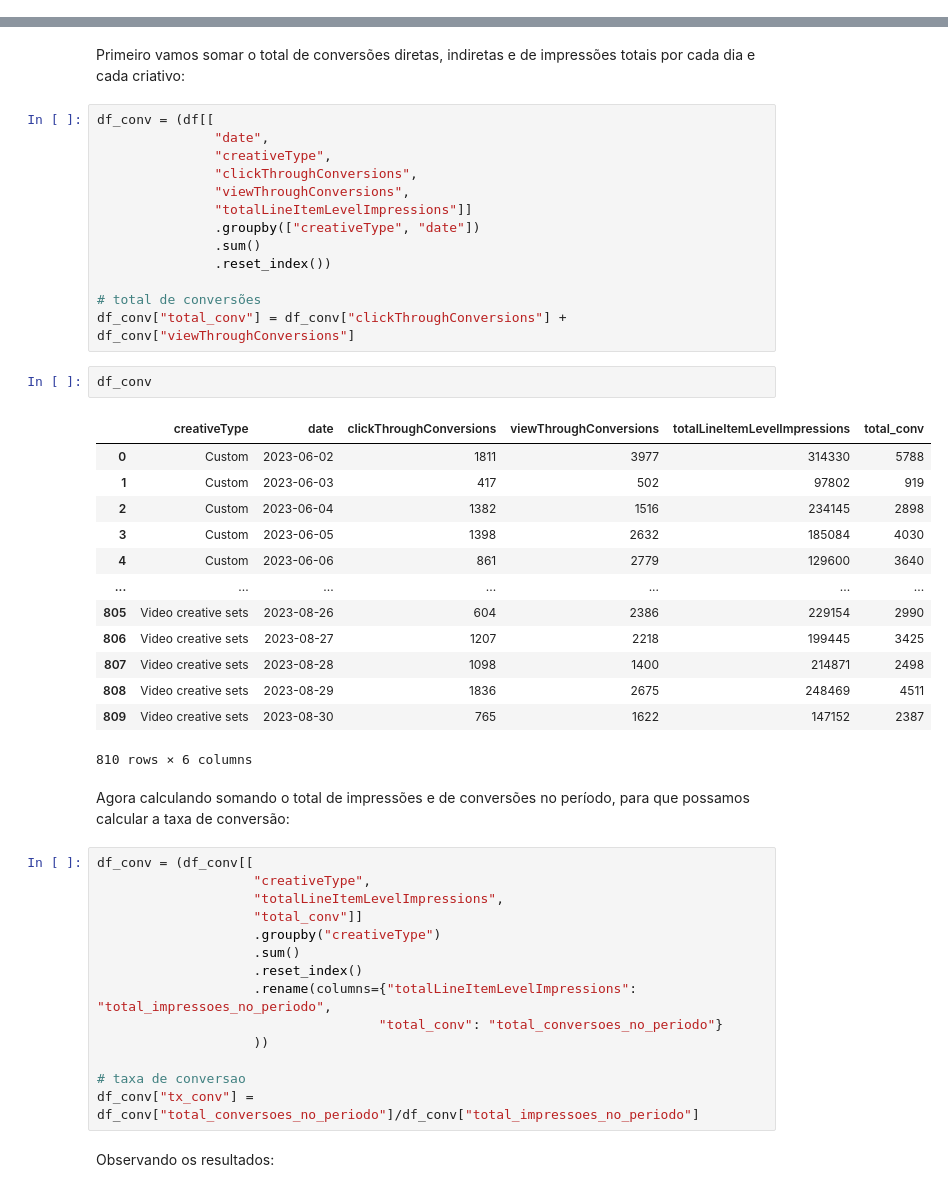
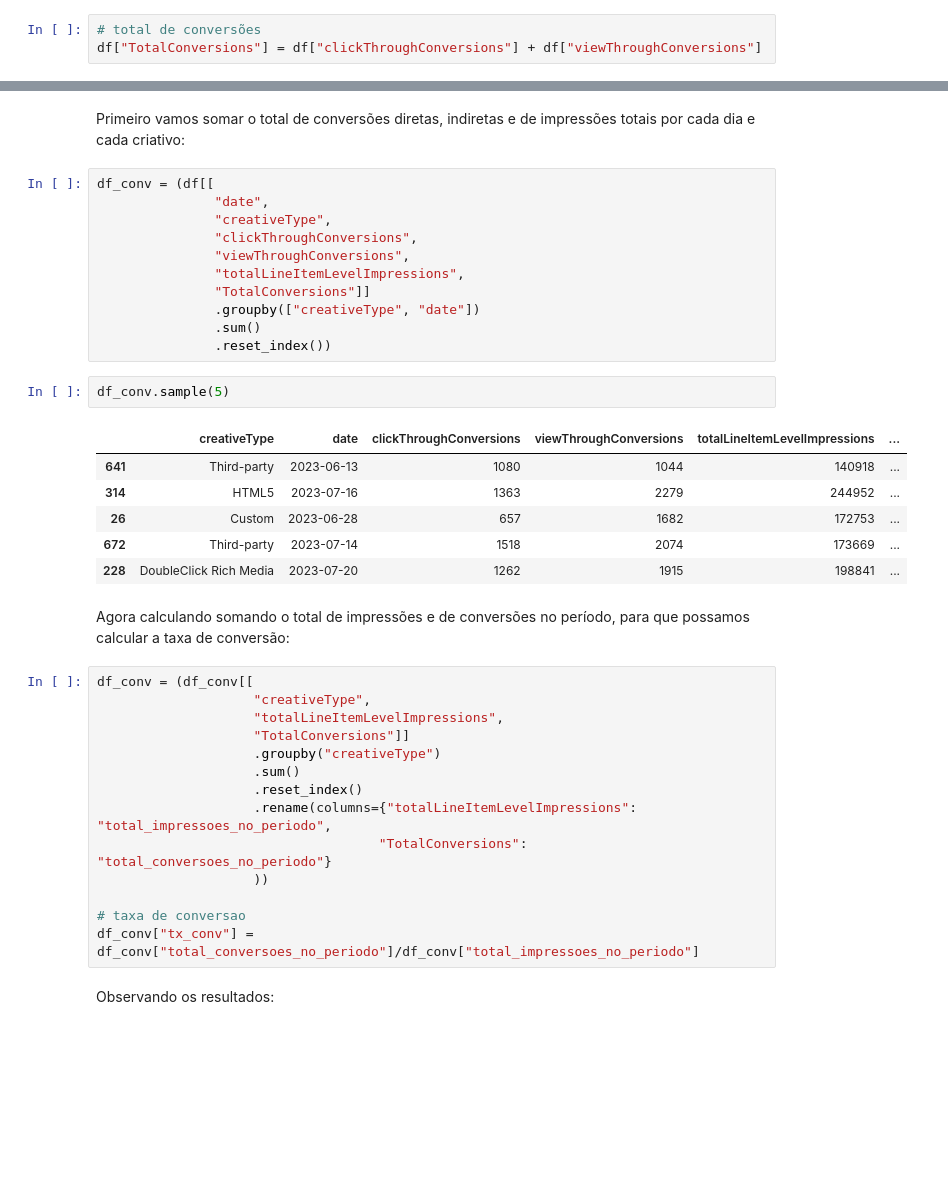
Before and after one commit to brunodifranco/bruno-case-tecnico-rbs, a Jupyter notebook: 12-10-2023-bruno-case-tecnico.ipynb, the cells around one changed output, grey strips where cells are left out. Cells and saved outputs as stored; diff of their text form; blank space fills up the shorter version.

```diff
--- a/12-10-2023-bruno-case-tecnico.ipynb
+++ b/12-10-2023-bruno-case-tecnico.ipynb
@@ -123,2 +125,5 @@ Terceiro grupo:
+# %%
+# total de conversões
+df["TotalConversions"] = df["clickThroughConversions"] + df["viewThroughConversions"]
 # %% [markdown]
 #### 2.1. **Qual é a média de conversões por tipo de criativo?**
@@ -166,41 +211,32 @@ df_conv = (df[[
                "creativeType",
                "clickThroughConversions",
                "viewThroughConversions",
-               "totalLineItemLevelImpressions"]]
+               "totalLineItemLevelImpressions",
+               "TotalConversions"]]
                .groupby(["creativeType", "date"])
                .sum()
                .reset_index())
-
-# total de conversões
-df_conv["total_conv"] = df_conv["clickThroughConversions"] + df_conv["viewThroughConversions"]
 # %%
-df_conv
+df_conv.sample(5)
 # %% [output]
-|  | creativeType | date | clickThroughConversions | viewThroughConversions | totalLineItemLevelImpressions | total_conv |
-| 0 | Custom | 2023-06-02 | 1811 | 3977 | 314330 | 5788 |
-| 1 | Custom | 2023-06-03 | 417 | 502 | 97802 | 919 |
-| 2 | Custom | 2023-06-04 | 1382 | 1516 | 234145 | 2898 |
-| 3 | Custom | 2023-06-05 | 1398 | 2632 | 185084 | 4030 |
-| 4 | Custom | 2023-06-06 | 861 | 2779 | 129600 | 3640 |
-| ... | ... | ... | ... | ... | ... | ... |
-| 805 | Video creative sets | 2023-08-26 | 604 | 2386 | 229154 | 2990 |
-| 806 | Video creative sets | 2023-08-27 | 1207 | 2218 | 199445 | 3425 |
-| 807 | Video creative sets | 2023-08-28 | 1098 | 1400 | 214871 | 2498 |
-| 808 | Video creative sets | 2023-08-29 | 1836 | 2675 | 248469 | 4511 |
-| 809 | Video creative sets | 2023-08-30 | 765 | 1622 | 147152 | 2387 |
+|  | creativeType | date | clickThroughConversions | viewThroughConversions | totalLineItemLevelImpressions | ... |
+| 641 | Third-party | 2023-06-13 | 1080 | 1044 | 140918 | ... |
+| 314 | HTML5 | 2023-07-16 | 1363 | 2279 | 244952 | ... |
+| 26 | Custom | 2023-06-28 | 657 | 1682 | 172753 | ... |
+| 672 | Third-party | 2023-07-14 | 1518 | 2074 | 173669 | ... |
+| 228 | DoubleClick Rich Media | 2023-07-20 | 1262 | 1915 | 198841 | ... |
-810 rows × 6 columns
 # %% [markdown]
 Agora calculando somando o total de impressões e de conversões no período, para que possamos calcular a taxa de conversão:
 # %%
 df_conv = (df_conv[[
                     "creativeType",
                     "totalLineItemLevelImpressions",
-                    "total_conv"]]
+                    "TotalConversions"]]
                     .groupby("creativeType")
                     .sum()
                     .reset_index()
                     .rename(columns={"totalLineItemLevelImpressions": "total_impressoes_no_periodo",
-                                    "total_conv": "total_conversoes_no_periodo"}
+                                    "TotalConversions": "total_conversoes_no_periodo"}
                     ))
 
 # taxa de conversao
```
Also changed, not shown: parts of 18 cells of this notebook, 3 other files.
